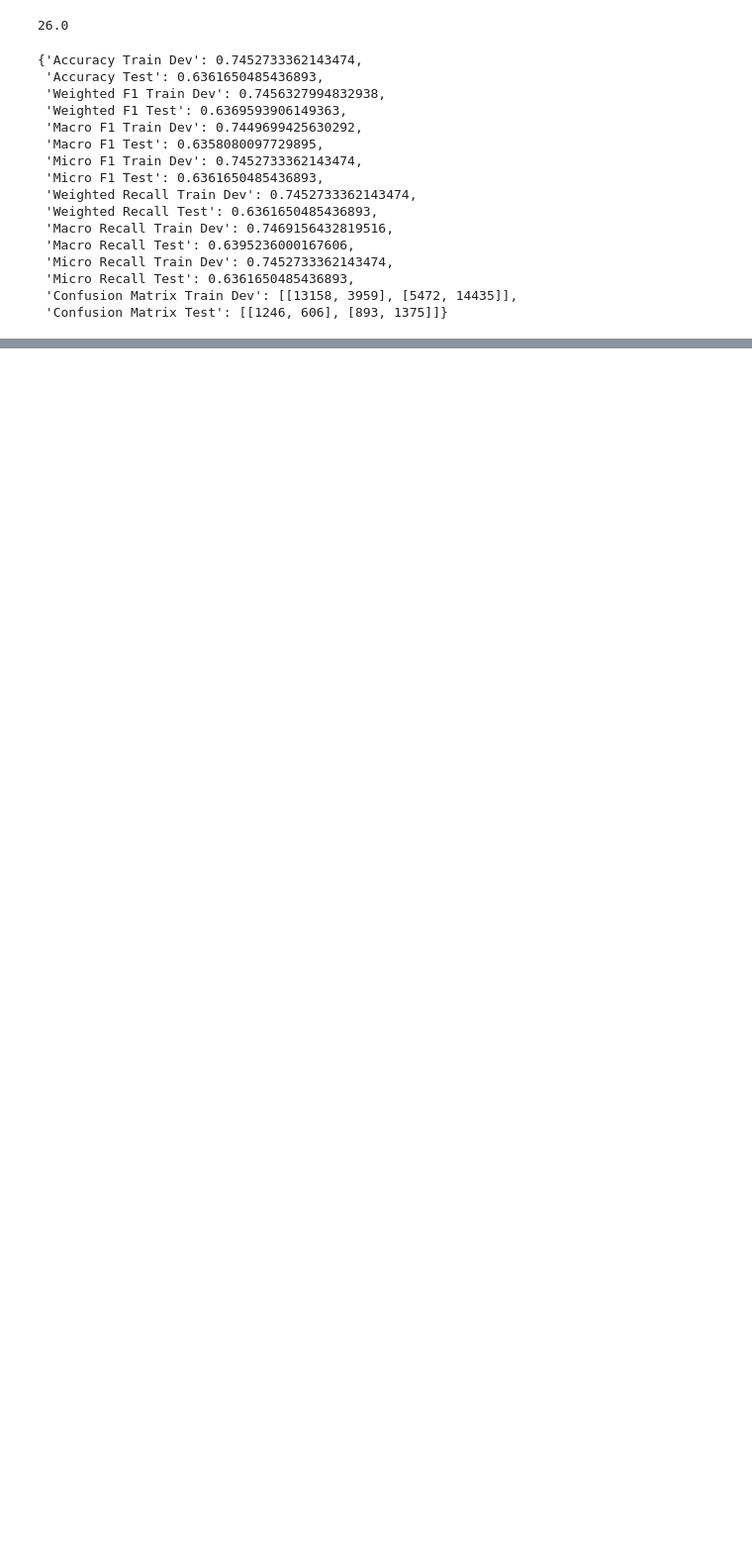
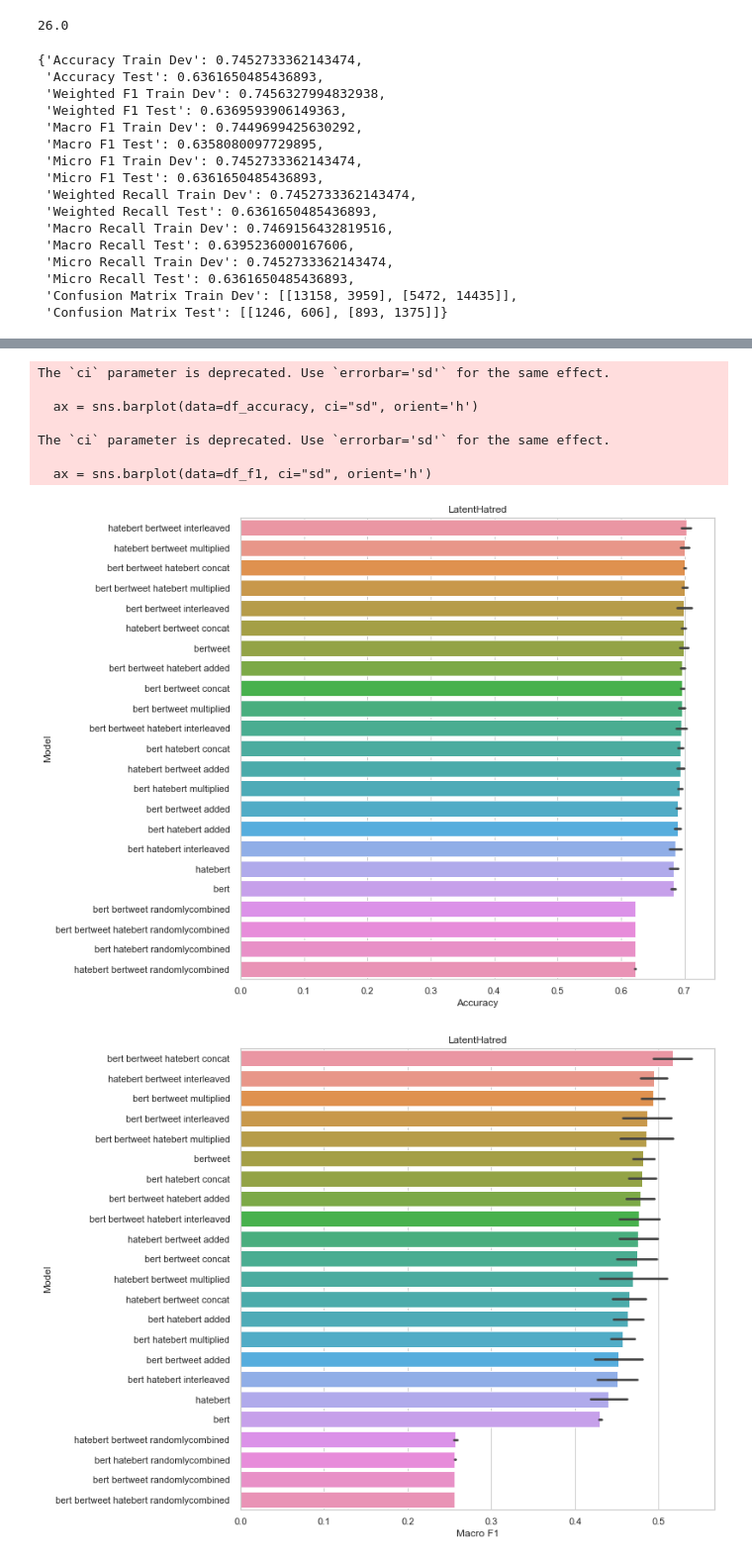
Before and after one commit to aflah02/The-Art-of-Embedding-Fusion-Optimizing-Hate-Speech-Detection, a Jupyter notebook: Analysis/analyze_seed.ipynb, the cells around one changed output, grey strips where cells are left out. Shown at 99% size. Drawn from its saved outputs; the diff is of its cells as text; code cells hidden in the pictures; blank space fills up the shorter version.

```diff
--- a/Analysis/analyze_seed.ipynb
+++ b/Analysis/analyze_seed.ipynb
@@ -127,0 +135,13 @@ The `ci` parameter is deprecated. Use `errorbar='sd'` for the same effect.
+# %%
+df_accuracy, df_f1 = plot('LatentHatred')
+latex_dfs(df_accuracy, df_f1, 'LatentHatred')
+# %% [output]
+The `ci` parameter is deprecated. Use `errorbar='sd'` for the same effect.
+
+  ax = sns.barplot(data=df_accuracy, ci="sd", orient='h')
+
+The `ci` parameter is deprecated. Use `errorbar='sd'` for the same effect.
+
+  ax = sns.barplot(data=df_f1, ci="sd", orient='h')
+[figure, added]
+[figure, added]
```
Also changed, not shown: parts of 7 cells of this notebook, 6 other files.
